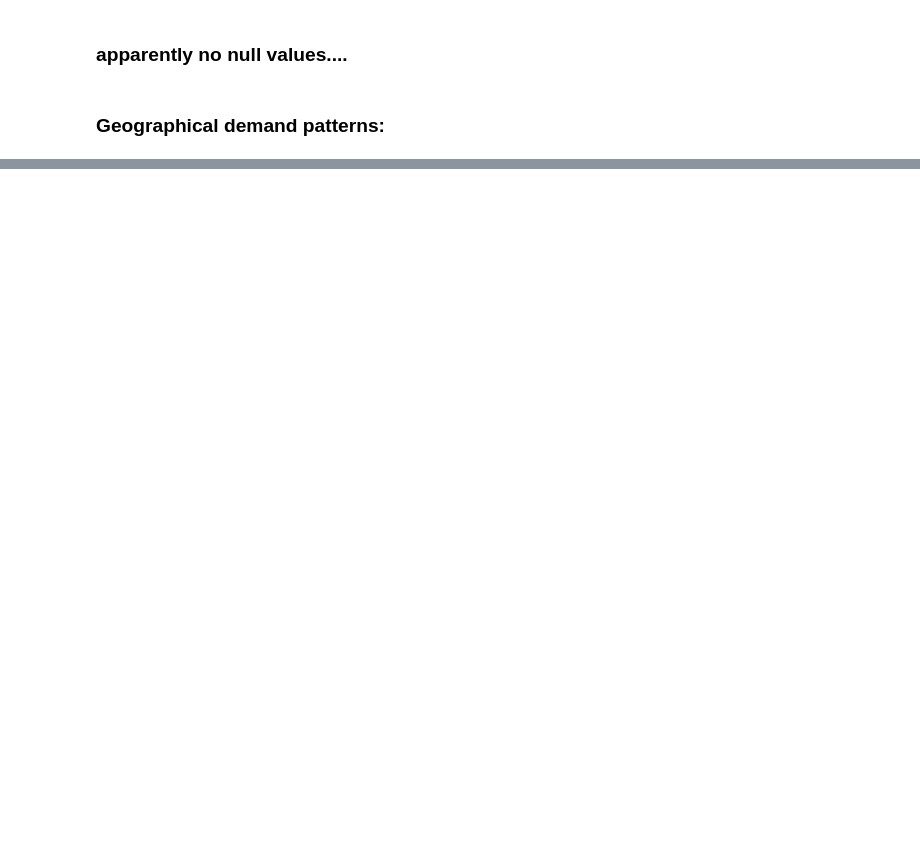
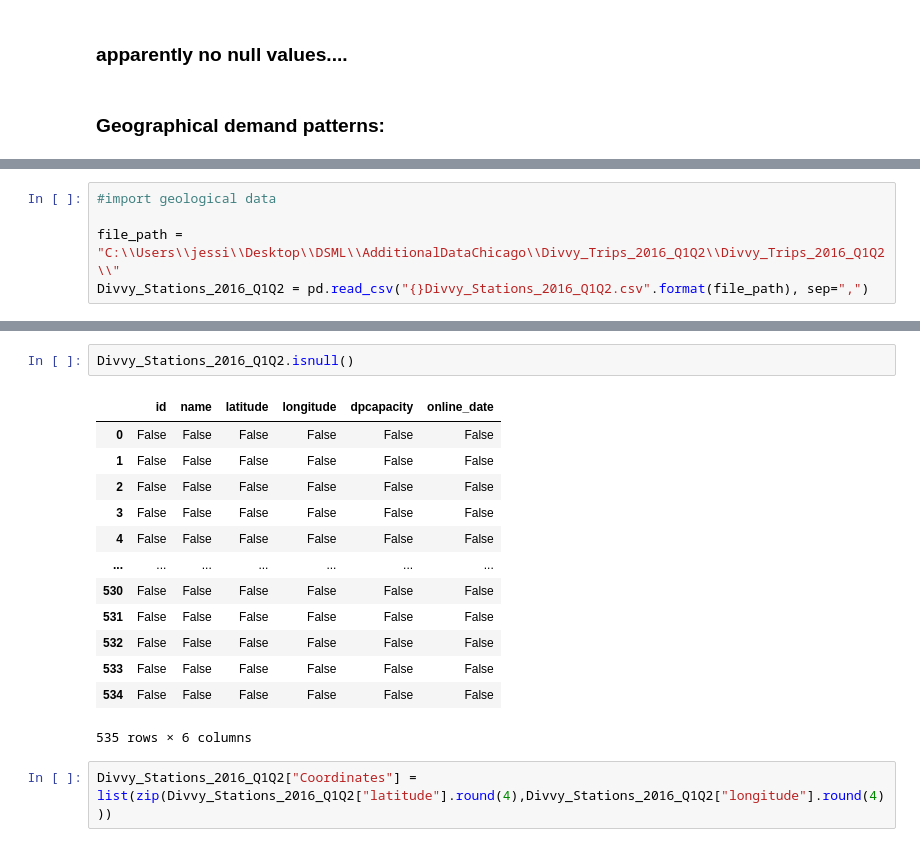
Before and after one commit to agruenb/PrescriptiveStruggle_BikeSharing, a Jupyter notebook: JessyWorkspace/3.1.ipynb, the cells around one changed output, grey strips where cells are left out. Cells and saved outputs as stored; diff of their text form; blank space fills up the shorter version.

```diff
--- a/JessyWorkspace/3.1.ipynb
+++ b/JessyWorkspace/3.1.ipynb
@@ -56,3 +94,8 @@ from datetime import timedelta #for working with times objects
 import math
 import random
 import timeit
+# %%
+#import geological data
+
+file_path = "C:\\Users\\jessi\\Desktop\\DSML\\AdditionalDataChicago\\Divvy_Trips_2016_Q1Q2\\Divvy_Trips_2016_Q1Q2\\"
+Divvy_Stations_2016_Q1Q2 = pd.read_csv("{}Divvy_Stations_2016_Q1Q2.csv".format(file_path), sep=",")
@@ -58,0 +125,18 @@ import timeit
+# %%
+Divvy_Stations_2016_Q1Q2.isnull()
+# %% [output]
+|  | id | name | latitude | longitude | dpcapacity | online_date |
+| 0 | False | False | False | False | False | False |
+| 1 | False | False | False | False | False | False |
+| 2 | False | False | False | False | False | False |
+| 3 | False | False | False | False | False | False |
+| 4 | False | False | False | False | False | False |
+| ... | ... | ... | ... | ... | ... | ... |
+| 530 | False | False | False | False | False | False |
+| 531 | False | False | False | False | False | False |
+| 532 | False | False | False | False | False | False |
+| 533 | False | False | False | False | False | False |
+| 534 | False | False | False | False | False | False |
+535 rows × 6 columns
+# %%
+Divvy_Stations_2016_Q1Q2["Coordinates"] = list(zip(Divvy_Stations_2016_Q1Q2["latitude"].round(4),Divvy_Stations_2016_Q1Q2["longitude"].round(4)))
```
Also changed, not shown: parts of 8 cells of this notebook.
